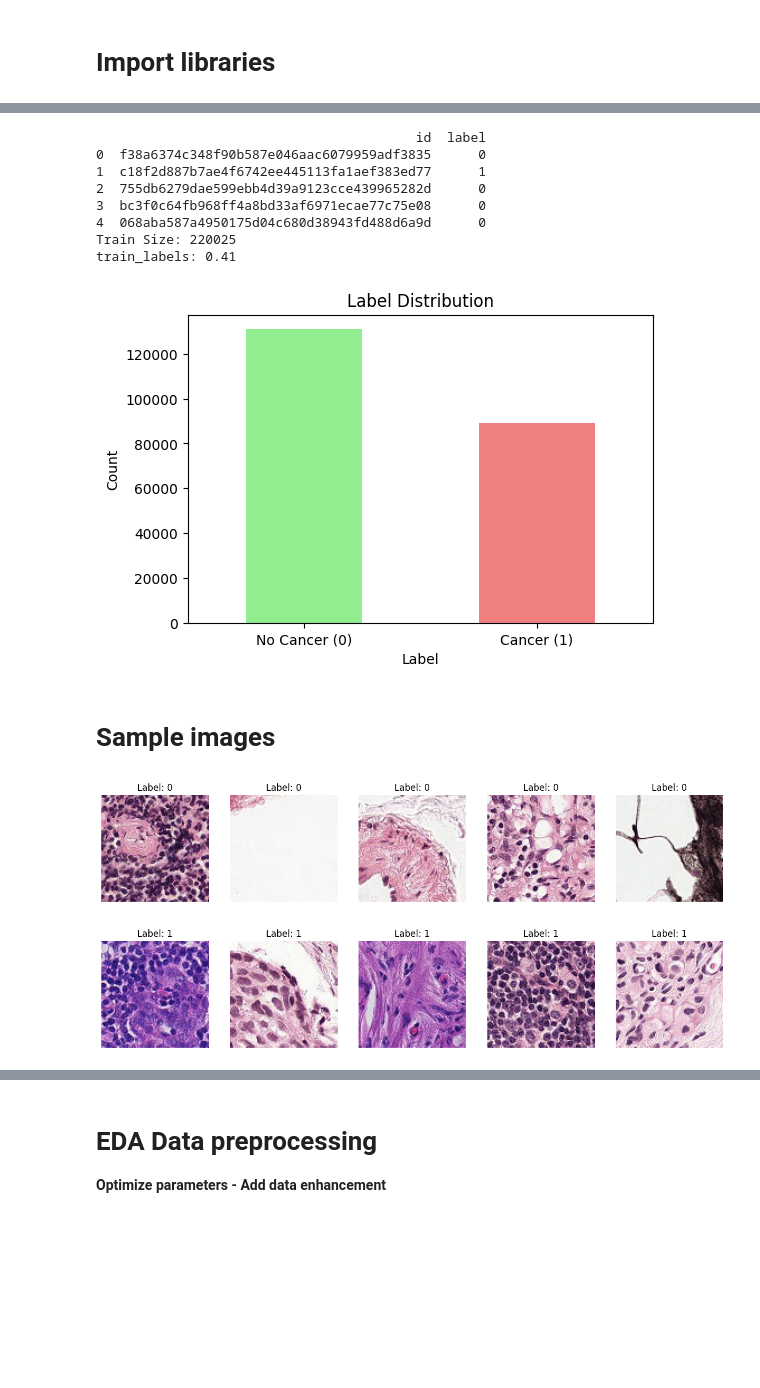
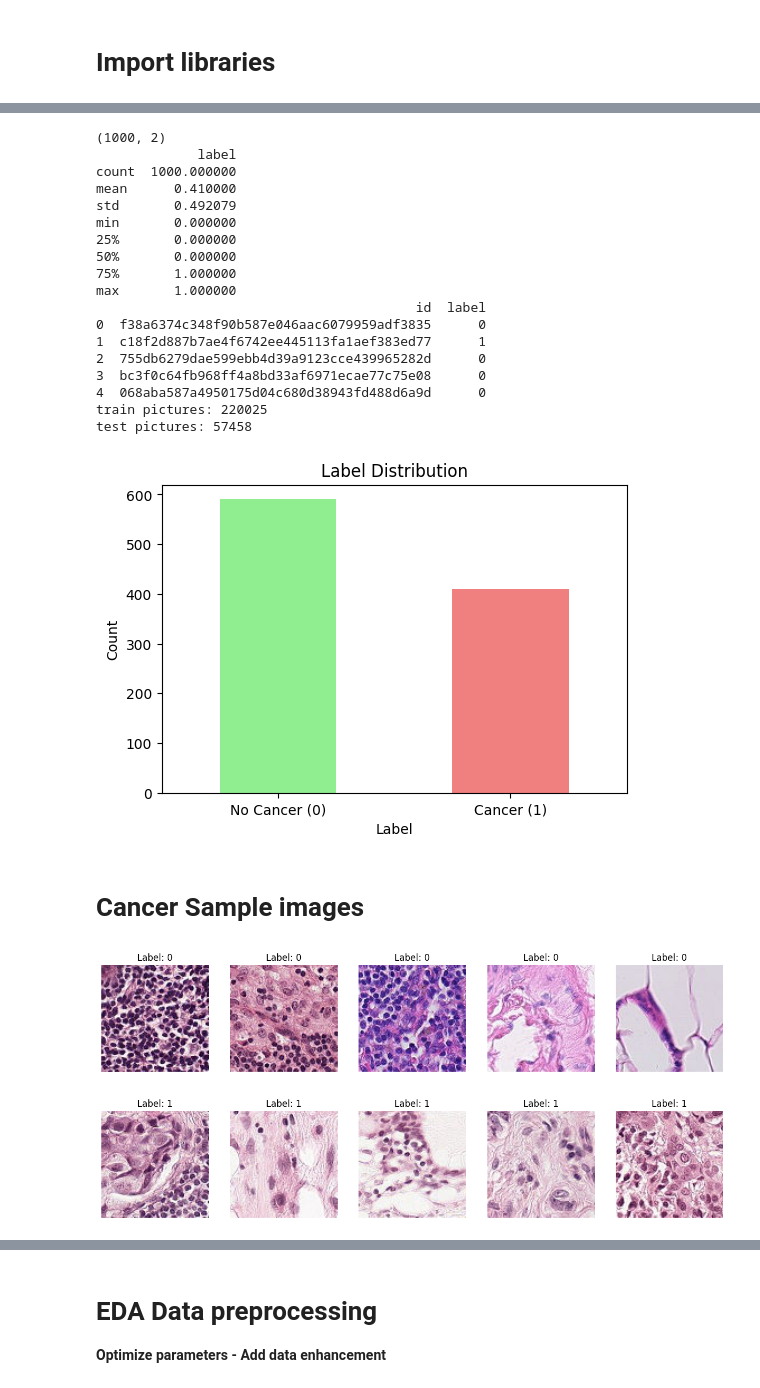
Before and after one commit to rayrelay/DeepLearning-Week3-Cancer, a Jupyter notebook: peer-graded-assignment-week-3-cnn-cancer-detecti.ipynb, the cells around one changed output, grey strips where cells are left out. Saved outputs shown, nothing was run; the diff lists cells and outputs as text; code cells hidden in the pictures; blank space fills up the shorter version.

```diff
--- a/peer-graded-assignment-week-3-cnn-cancer-detecti.ipynb
+++ b/peer-graded-assignment-week-3-cnn-cancer-detecti.ipynb
@@ -88,33 +90,51 @@ from tensorflow.keras.callbacks import ReduceLROnPlateau
 # %%
-# load
-train_labels = pd.read_csv('/kaggle/input/histopathologic-cancer-detection/train_labels.csv')
+# Define paths
+train_dir = '/kaggle/input/histopathologic-cancer-detection/train'
+test_dir = '/kaggle/input/histopathologic-cancer-detection/test'
+labels_file = '/kaggle/input/histopathologic-cancer-detection/train_labels.csv'
+submission_file = '/kaggle/input/histopathologic-cancer-detection/sample_submission.csv'
+
+# load train labels
+train_labels = pd.read_csv(labels_file).head(1000)
 
 # view data
+print(train_labels.shape)
+print(train_labels.describe())
 print(train_labels.head())
-print(f"Train Size: {len(train_labels)}")
-print(f"train_labels: {train_labels['label'].mean():.2f}")
 
+print(f'train pictures: {len(os.listdir("/kaggle/input/histopathologic-cancer-detection/train"))}')
+print(f'test pictures: {len(os.listdir("/kaggle/input/histopathologic-cancer-detection/test"))}')
 
 # Label Distribution
 plt.figure(figsize=(6, 4))
 train_labels['label'].value_counts().plot(kind='bar', color=['lightgreen', 'lightcoral'])
 plt.title('Label Distribution')
 plt.xlabel('Label')
 plt.ylabel('Count')
 plt.xticks([0, 1], ['No Cancer (0)', 'Cancer (1)'], rotation=0)
 plt.show()
 # %% [output]
+(1000, 2)
+             label
+count  1000.000000
+mean      0.410000
+std       0.492079
+min       0.000000
+25%       0.000000
+50%       0.000000
+75%       1.000000
+max       1.000000
                                          id  label
 0  f38a6374c348f90b587e046aac6079959adf3835      0
 1  c18f2d887b7ae4f6742ee445113fa1aef383ed77      1
 2  755db6279dae599ebb4d39a9123cce439965282d      0
 3  bc3f0c64fb968ff4a8bd33af6971ecae77c75e08      0
 4  068aba587a4950175d04c680d38943fd488d6a9d      0
-Train Size: 220025
-train_labels: 0.41
+train pictures: 220025
+test pictures: 57458
-[figure, old version]
+[figure, new version]
 # %% [markdown]
-# Sample images
+# Cancer Sample images
 # %%
 
 def plot_sample_images(df, path, num_samples=5):
@@ -132,8 +152,8 @@ def plot_sample_images(df, path, num_samples=5):
 # sample_images_label_0 / sample_images_label_1
 sample_images_label_0 = train_labels[train_labels['label'] == 0].sample(6)
 sample_images_label_1 = train_labels[train_labels['label'] == 1].sample(6)
-plot_sample_images(sample_images_label_0, '''/kaggle/input/histopathologic-cancer-detection/train''')
-plot_sample_images(sample_images_label_1, '/kaggle/input/histopathologic-cancer-detection/train')
+plot_sample_images(sample_images_label_0, train_dir)
+plot_sample_images(sample_images_label_1, train_dir)
 # %% [output]
-[figure, old version]
+[figure, new version]
-[figure, old version]
+[figure, new version]
```
Also changed, not shown: parts of 19 cells of this notebook.
